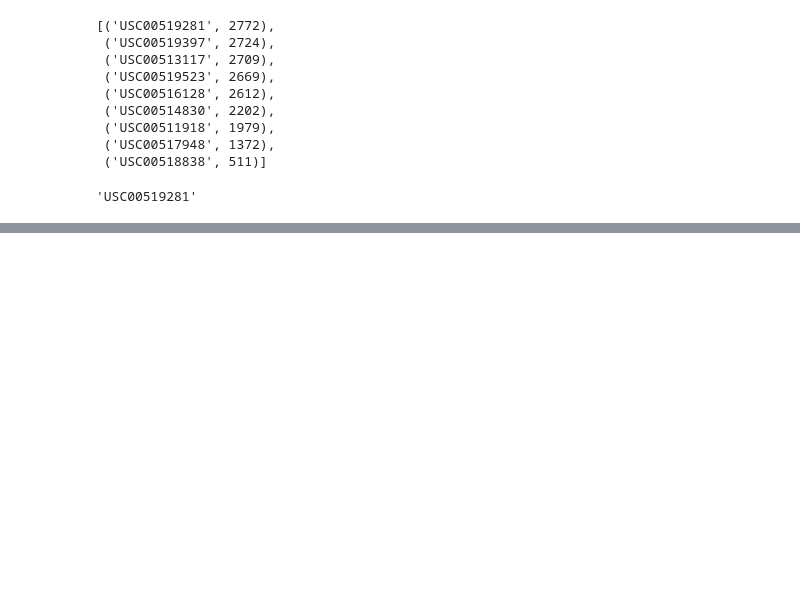
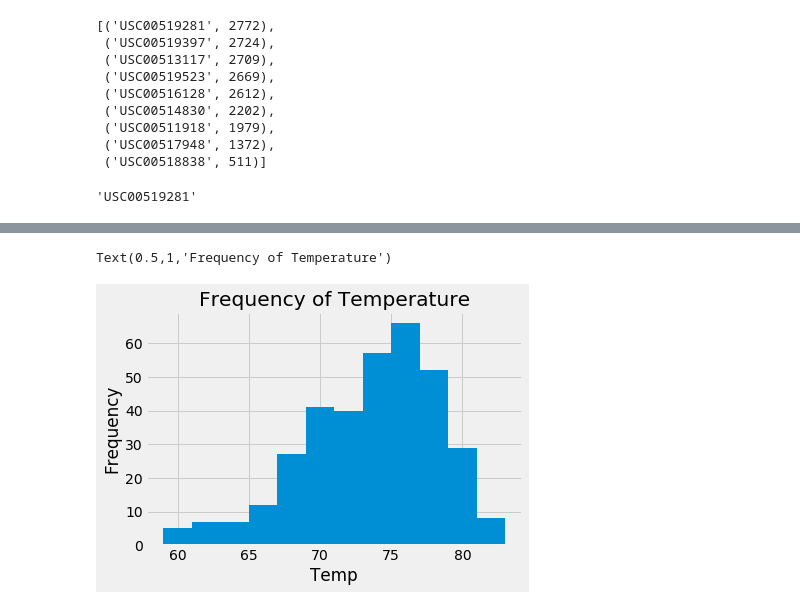
Before and after one commit to tc-sabr/Climate_Analysis, a Jupyter notebook: Climate_Analysis.ipynb, the cells around one changed output, grey strips where cells are left out. Cells and saved outputs as stored; diff of their text form; code cells hidden in the pictures; blank space fills up the shorter version.

```diff
--- a/Climate_Analysis.ipynb
+++ b/Climate_Analysis.ipynb
@@ -119,3 +122,10 @@ high_obs = highest[0]
 high_obs
 # %% [output]
 'USC00519281'
+# %%
+#create query to pull last 12 months of temp data for highest observation
+temp_data = session.query(Measurement.date, Measurement.tobs).\
+                    filter(Measurement.date > '2016-08-23').\
+                    filter(Measurement.station == high_obs).\
+                    order_by(Measurement.date).all()
+temp_data
@@ -121,0 +150,5 @@ high_obs
+# %%
+#put temp_data query in dataframe for plotting
+temp = pd.DataFrame(temp_data)
+date_temp = temp.set_index('date')
+date_temp.head()
@@ -121,0 +163,9 @@ high_obs
+# %%
+#plot temp data as histogram
+plt.hist(x=date_temp['tobs'], bins=12)
+plt.xlabel('Temp')
+plt.ylabel('Frequency')
+plt.title('Frequency of Temperature')
+# %% [output]
+Text(0.5,1,'Frequency of Temperature')
+[figure, added]
```
Also changed, not shown: parts of 3 cells of this notebook.
